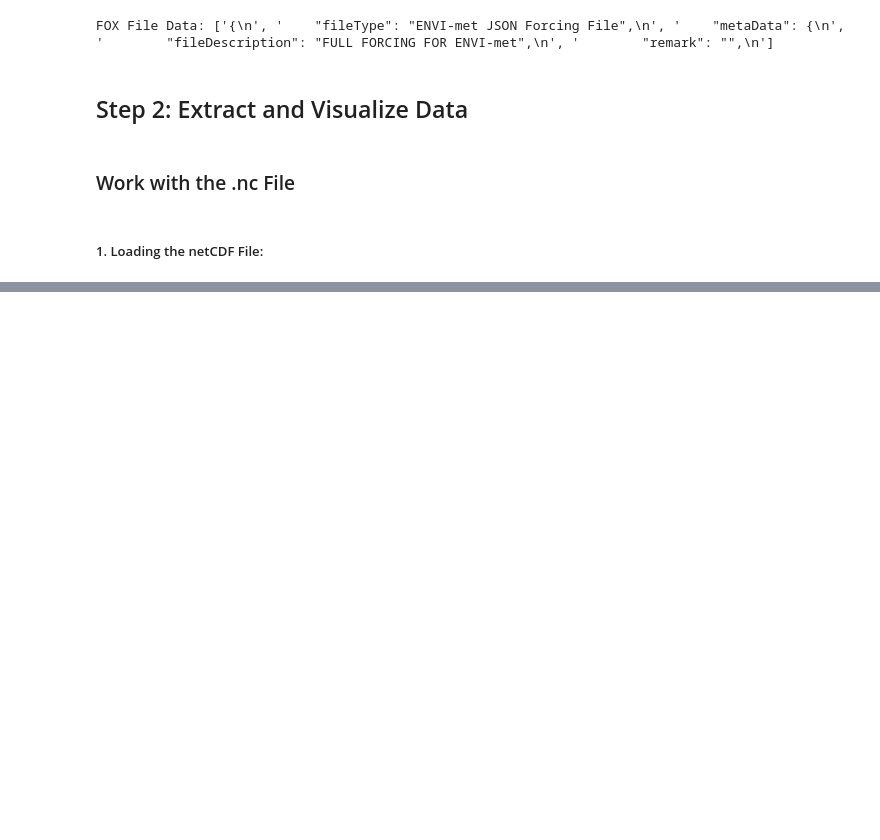
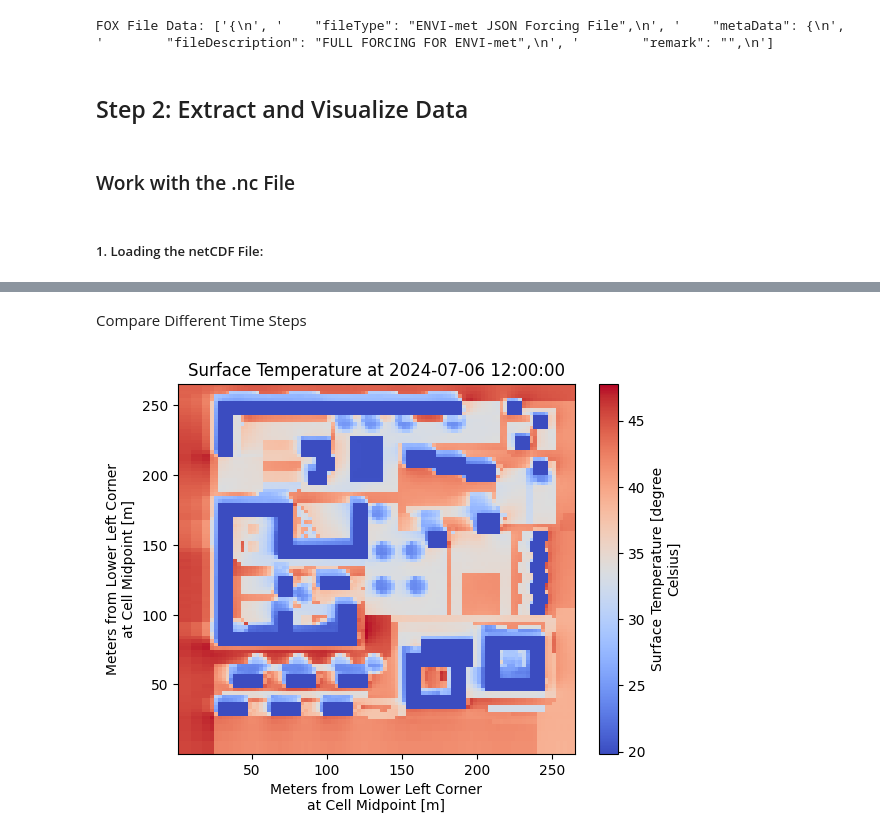
Before and after one commit to Ekaterina-Vititneva/microclimate-simulation, a Jupyter notebook: notebooks/data_exploration.ipynb, the cells around one changed output, grey strips where cells are left out. Saved outputs shown, nothing was run; the diff lists cells and outputs as text; code cells hidden in the pictures; blank space fills up the shorter version.

```diff
--- a/notebooks/data_exploration.ipynb
+++ b/notebooks/data_exploration.ipynb
@@ -82,0 +162,13 @@ ModuleNotFoundError: No module named 'xarray'
+# %% [markdown]
+Compare Different Time Steps
+# %%
+# Select another time step
+time_step2 = '2024-07-06 12:00:00'  # Noon time, for example
+surface_temperature_time2 = ds['TSurf'].sel(Time=time_step2)
+
+# Plot surface temperature at the new time
+surface_temperature_time2.plot(cmap='coolwarm')
+plt.title(f'Surface Temperature at {time_step2}')
+plt.show()
+# %% [output]
+[figure, added]
```
Also changed, not shown: parts of 7 cells of this notebook.
